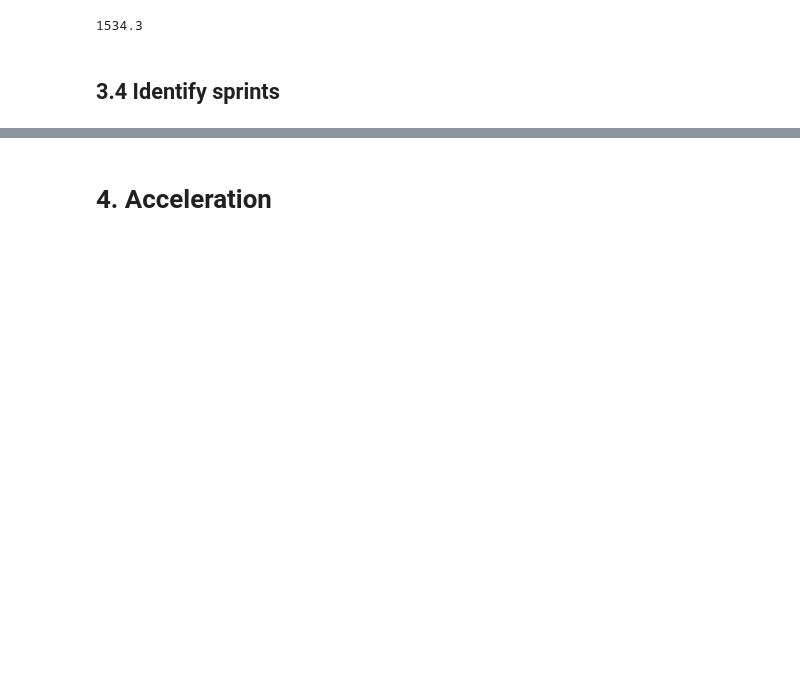
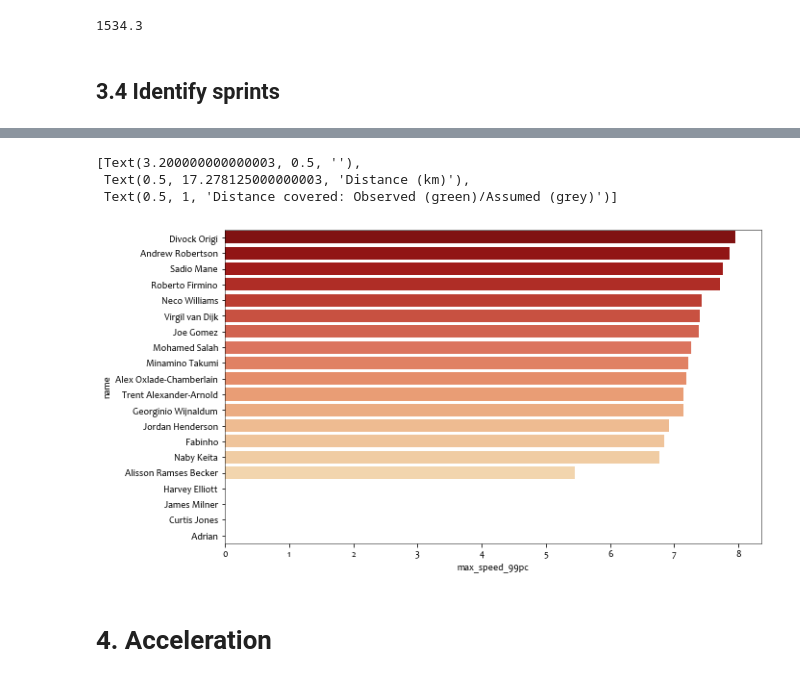
Before and after one commit to JohnLindblad/FinalProject-PlayerFitness, a Jupyter notebook: FinalProject-John.ipynb, the cells around one changed output, grey strips where cells are left out. Cells and saved outputs as stored; diff of their text form; code cells hidden in the pictures; blank space fills up the shorter version.

```diff
--- a/FinalProject-John.ipynb
+++ b/FinalProject-John.ipynb
@@ -399,3 +499,18 @@ distance_in_speed_zone(smoothed_vel_lfc_df, player_id, min_speed, max_speed)
+# %%
+### Max speed visualization
+ax_bottom = sns.barplot(y = 'name',
+                        x = 'max_speed_99pc',
+                        data = summary_stats,
+                        order = summary_stats.sort_values('max_speed_99pc', ascending = False).name,
+                        palette = 'OrRd_r')
+
+ax_top.set(xlabel='Distance (km)', ylabel='', title = 'Distance covered: Observed (green)/Assumed (grey)')
+###
+# %% [output]
+[Text(3.200000000000003, 0.5, ''),
+ Text(0.5, 17.278125000000003, 'Distance (km)'),
+ Text(0.5, 1, 'Distance covered: Observed (green)/Assumed (grey)')]
+[figure, added]
 # %% [markdown]
 # 4. Acceleration
 # %% [markdown]
```
Also changed, not shown: parts of 13 cells of this notebook.
